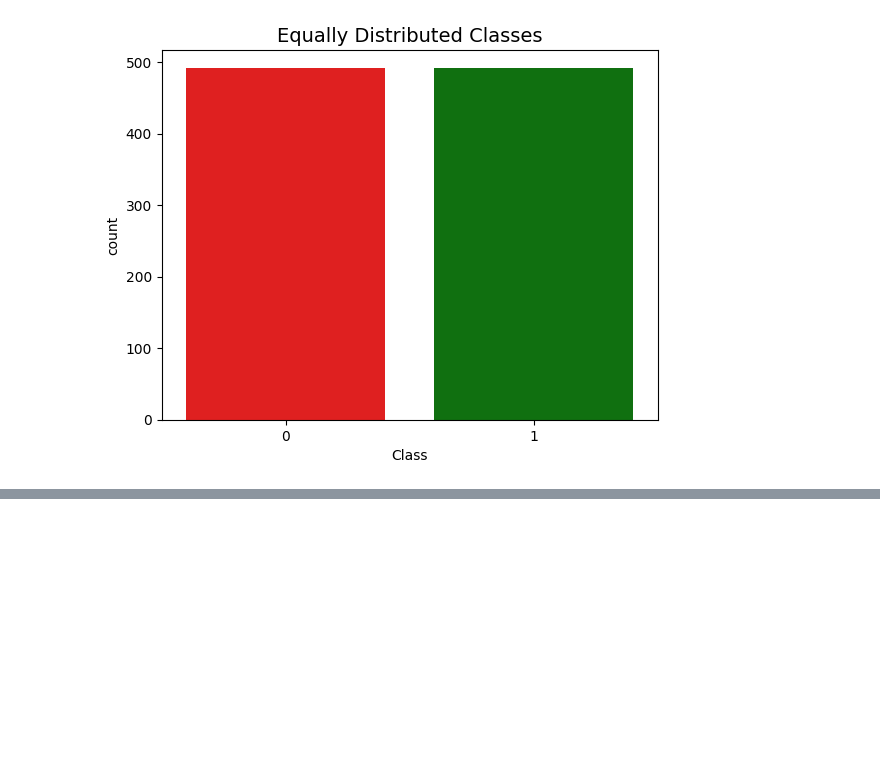
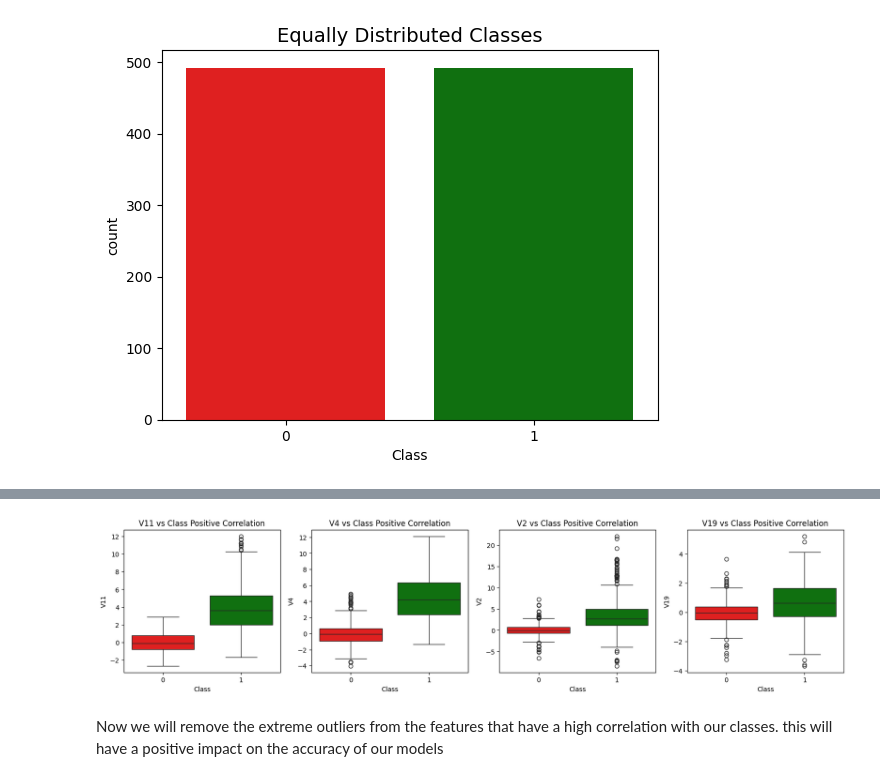
Before and after one commit to harshitaphadtare/credit-fraud, a Jupyter notebook: main.ipynb, the cells around one changed output, grey strips where cells are left out. Saved outputs shown, nothing was run; the diff lists cells and outputs as text; code cells hidden in the pictures; blank space fills up the shorter version.

```diff
--- a/main.ipynb
+++ b/main.ipynb
@@ -204,0 +228,21 @@ plt.show()
+# %%
+#Positive Correlations with our class
+fig,axes = plt.subplots(ncols=4,figsize=(20,4))
+
+sns.boxplot(x='Class',y='V11',data=new_df,palette=colors,ax=axes[0])
+axes[0].set_title('V11 vs Class Positive Correlation')
+
+sns.boxplot(x='Class',y='V4',data=new_df,palette=colors,ax=axes[1])
+axes[1].set_title('V4 vs Class Positive Correlation')
+
+sns.boxplot(x='Class',y='V2',data=new_df,palette=colors,ax=axes[2])
+axes[2].set_title('V2 vs Class Positive Correlation')
+
+sns.boxplot(x='Class',y='V19',data=new_df,palette=colors,ax=axes[3])
+axes[3].set_title('V19 vs Class Positive Correlation')
+
+plt.show()
+# %% [output]
+[figure, added]
+# %% [markdown]
+Now we will remove the extreme outliers from the features that have a high correlation with our classes. this will have a positive impact on the accuracy of our models
```
Also changed, not shown: parts of 14 cells of this notebook.
